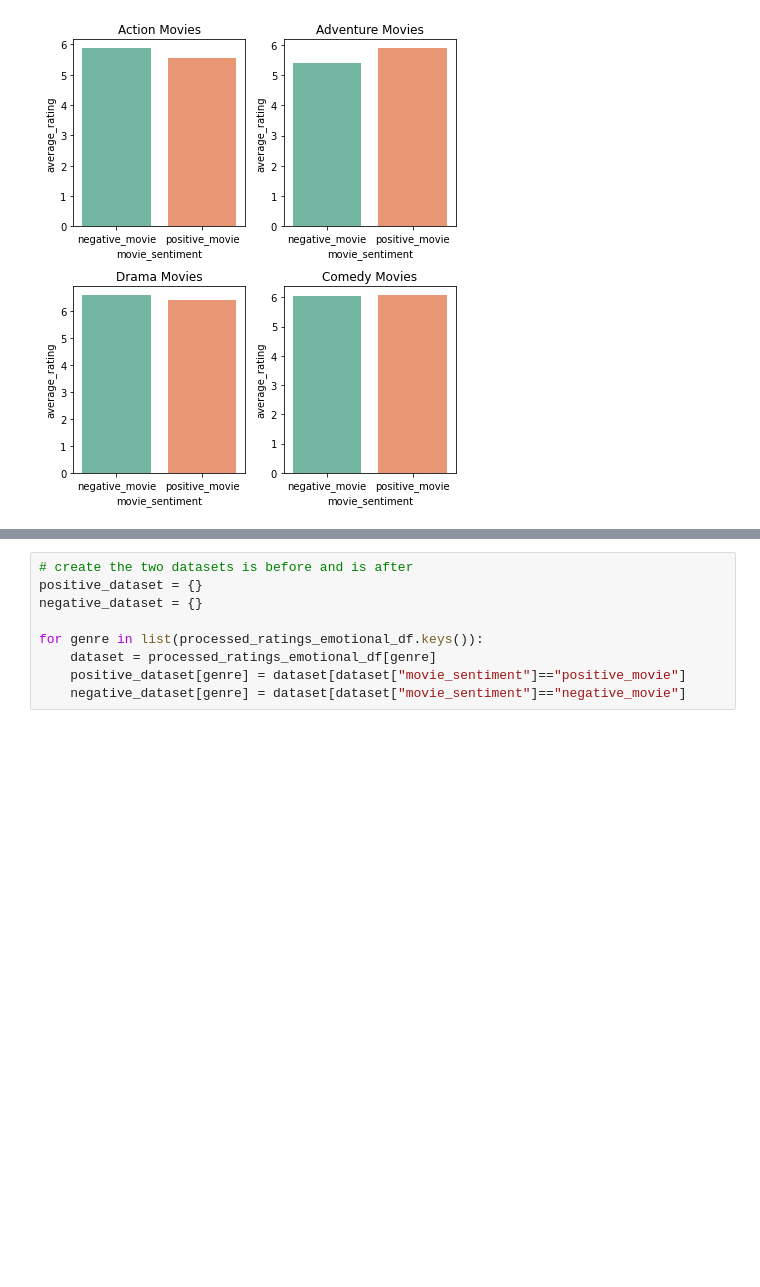
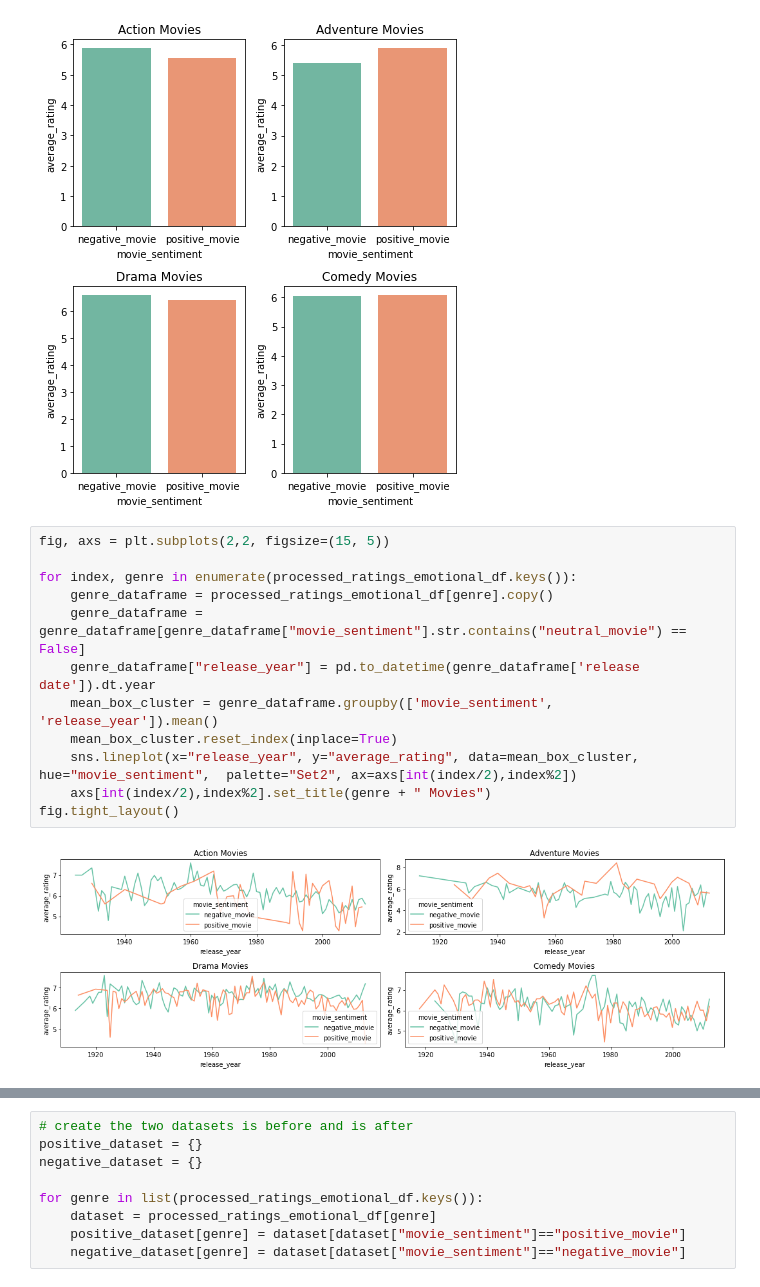
Before and after one commit to epfl-ada/ada-2022-project-runtimeterror, a Jupyter notebook: milestone3.ipynb, the cells around one changed output, grey strips where cells are left out. Drawn from its saved outputs; the diff is of its cells as text; blank space fills up the shorter version.

```diff
--- a/milestone3.ipynb
+++ b/milestone3.ipynb
@@ -907,3 +925,17 @@ for index, dataset in enumerate(ratings_pn_df.keys()):
 fig.tight_layout()
 # %% [output]
 [figure]
+# %%
+fig, axs = plt.subplots(2,2, figsize=(15, 5))
+
+for index, genre in enumerate(processed_ratings_emotional_df.keys()):
+    genre_dataframe = processed_ratings_emotional_df[genre].copy()
+    genre_dataframe = genre_dataframe[genre_dataframe["movie_sentiment"].str.contains("neutral_movie") == False]
+    genre_dataframe["release_year"] = pd.to_datetime(genre_dataframe['release date']).dt.year
+    mean_box_cluster = genre_dataframe.groupby(['movie_sentiment', 'release_year']).mean()
+    mean_box_cluster.reset_index(inplace=True)
+    sns.lineplot(x="release_year", y="average_rating", data=mean_box_cluster, hue="movie_sentiment",  palette="Set2", ax=axs[int(index/2),index%2])
+    axs[int(index/2),index%2].set_title(genre + " Movies")
+fig.tight_layout()
+# %% [output]
+[figure, added]
```
Also changed, not shown: parts of 19 cells of this notebook.
